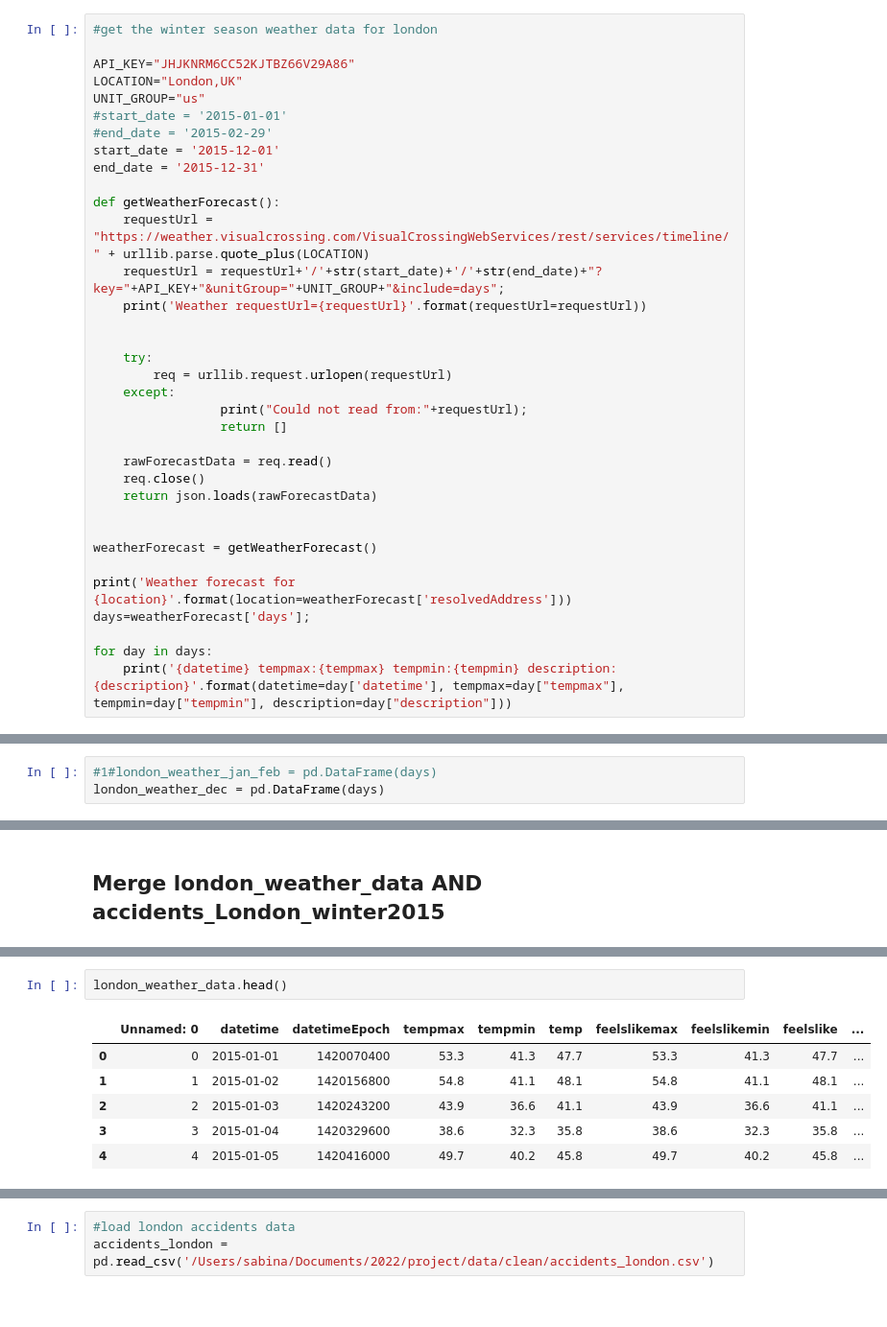
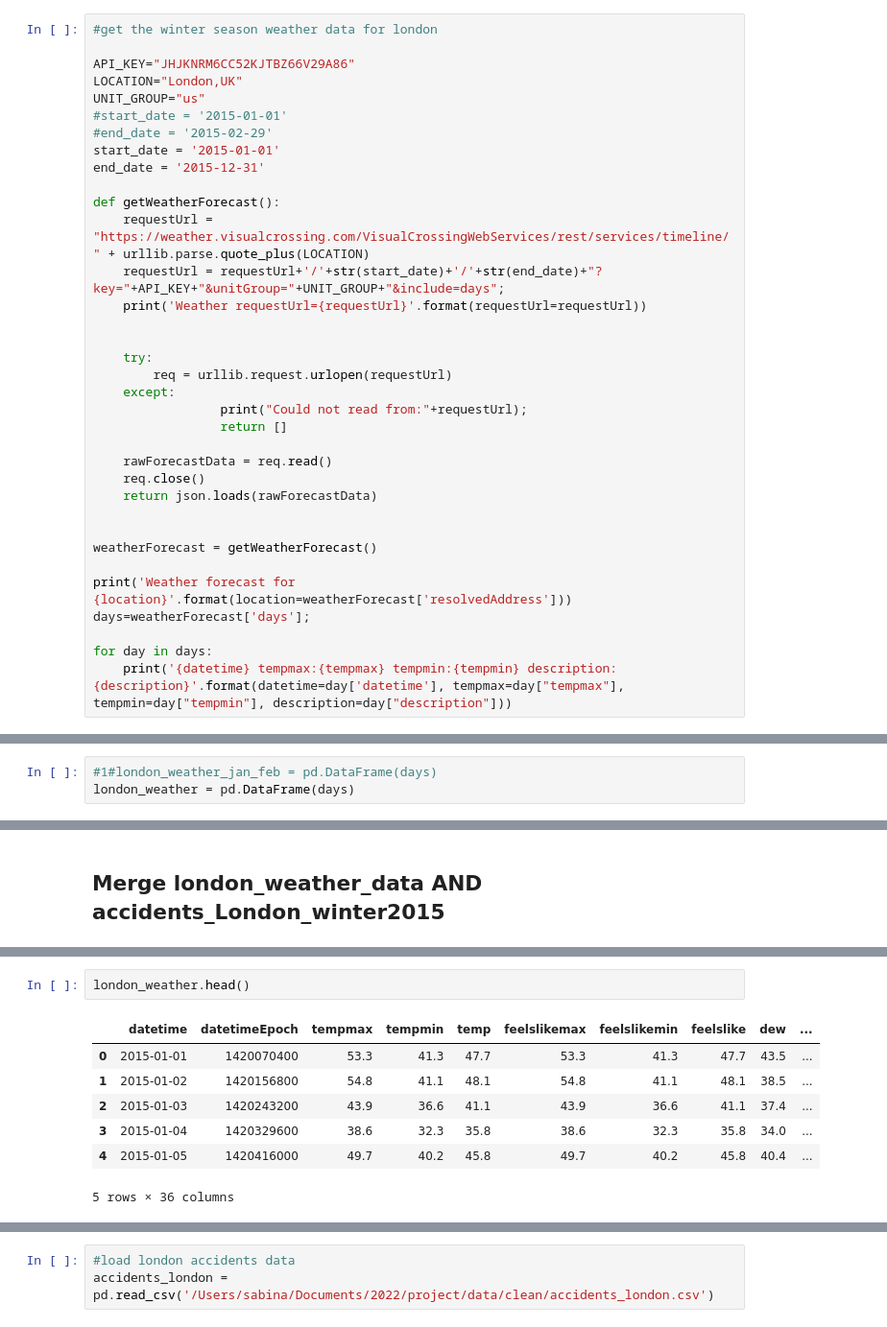
Before and after one commit to ersan-kucukoglu/accidents_python-project, a Jupyter notebook: code/data_manipulation.ipynb, the cells around one changed output, grey strips where cells are left out. Shown at 96% size. Cells and saved outputs as stored; diff of their text form.

Commit message:
update working date in code

```diff
--- a/code/data_manipulation.ipynb
+++ b/code/data_manipulation.ipynb
@@ -156,7 +152,7 @@ LOCATION="London,UK"
 UNIT_GROUP="us"
 #start_date = '2015-01-01'
 #end_date = '2015-02-29'
-start_date = '2015-12-01'
+start_date = '2015-01-01'
 end_date = '2015-12-31'
 
 def getWeatherForecast():
@@ -203,6 +199,6 @@ Weather forecast for London, England, United Kingdom
 2015-12-31 tempmax:51.9 tempmin:43.4 description:Clear conditions throughout the day with rain.
 # %%
 #1#london_weather_jan_feb = pd.DataFrame(days)
-london_weather_dec = pd.DataFrame(days)
+london_weather = pd.DataFrame(days)
 # %%
 #1#london_weather_jan_feb.head()
@@ -254,12 +234,13 @@ A value is trying to be set on a copy of a slice from a DataFrame
 See the caveats in the documentation: https://pandas.pydata.org/pandas-docs/stable/user_guide/indexing.html#returning-a-view-versus-a-copy
   return super().rename(
 # %%
-london_weather_data.head()
+london_weather.head()
 # %% [output]
-|  | Unnamed: 0 | datetime | datetimeEpoch | tempmax | tempmin | temp | feelslikemax | feelslikemin | feelslike | ... |
-| 0 | 0 | 2015-01-01 | 1420070400 | 53.3 | 41.3 | 47.7 | 53.3 | 41.3 | 47.7 | ... |
-| 1 | 1 | 2015-01-02 | 1420156800 | 54.8 | 41.1 | 48.1 | 54.8 | 41.1 | 48.1 | ... |
-| 2 | 2 | 2015-01-03 | 1420243200 | 43.9 | 36.6 | 41.1 | 43.9 | 36.6 | 41.1 | ... |
-| 3 | 3 | 2015-01-04 | 1420329600 | 38.6 | 32.3 | 35.8 | 38.6 | 32.3 | 35.8 | ... |
-| 4 | 4 | 2015-01-05 | 1420416000 | 49.7 | 40.2 | 45.8 | 49.7 | 40.2 | 45.8 | ... |
+|  | datetime | datetimeEpoch | tempmax | tempmin | temp | feelslikemax | feelslikemin | feelslike | dew | ... |
+| 0 | 2015-01-01 | 1420070400 | 53.3 | 41.3 | 47.7 | 53.3 | 41.3 | 47.7 | 43.5 | ... |
+| 1 | 2015-01-02 | 1420156800 | 54.8 | 41.1 | 48.1 | 54.8 | 41.1 | 48.1 | 38.5 | ... |
+| 2 | 2015-01-03 | 1420243200 | 43.9 | 36.6 | 41.1 | 43.9 | 36.6 | 41.1 | 37.4 | ... |
+| 3 | 2015-01-04 | 1420329600 | 38.6 | 32.3 | 35.8 | 38.6 | 32.3 | 35.8 | 34.0 | ... |
+| 4 | 2015-01-05 | 1420416000 | 49.7 | 40.2 | 45.8 | 49.7 | 40.2 | 45.8 | 40.4 | ... |
+5 rows × 36 columns
 # %%
```
Also changed, not shown: parts of 39 cells of this notebook.
